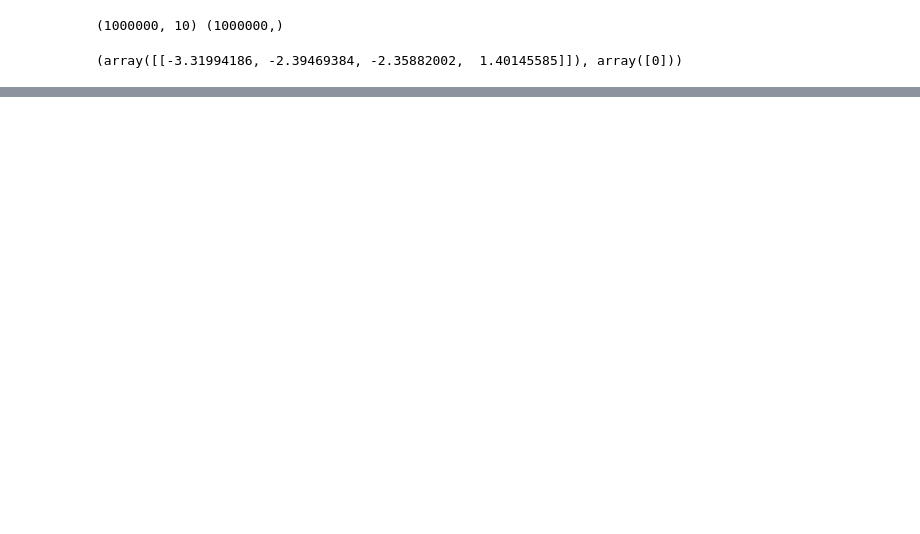
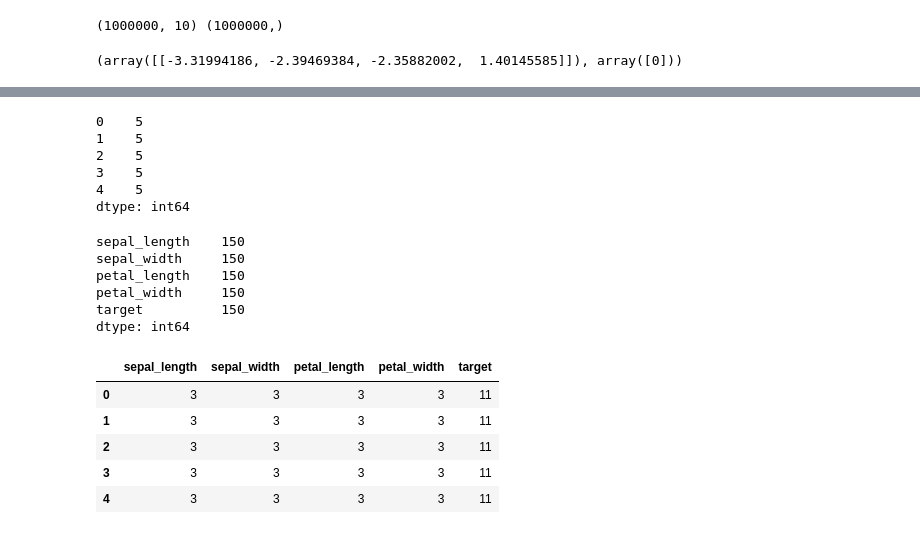
Before and after one commit to datascience4me/PythonDataScience_Essentials, a Jupyter notebook: Datasets.ipynb, the cells around one changed output, grey strips where cells are left out. Drawn from its saved outputs; the diff is of its cells as text; code cells hidden in the pictures; blank space fills up the shorter version.

```diff
--- a/Datasets.ipynb
+++ b/Datasets.ipynb
@@ -133,0 +291,28 @@ datasets.make_classification(1, n_features=4, random_state=101)
+# %%
+iris.apply(np.count_nonzero, axis=1).head()
+# %% [output]
+0    5
+1    5
+2    5
+3    5
+4    5
+dtype: int64
+# %%
+iris.apply(np.count_nonzero, axis=0)
+# %% [output]
+sepal_length    150
+sepal_width     150
+petal_length    150
+petal_width     150
+target          150
+dtype: int64
+# %%
+iris.applymap(lambda el:
+             len(str(el))).head()
+# %% [output]
+|  | sepal_length | sepal_width | petal_length | petal_width | target |
+| 0 | 3 | 3 | 3 | 3 | 11 |
+| 1 | 3 | 3 | 3 | 3 | 11 |
+| 2 | 3 | 3 | 3 | 3 | 11 |
+| 3 | 3 | 3 | 3 | 3 | 11 |
+| 4 | 3 | 3 | 3 | 3 | 11 |
```
Also changed, not shown: parts of 26 cells of this notebook, 1 other file.
